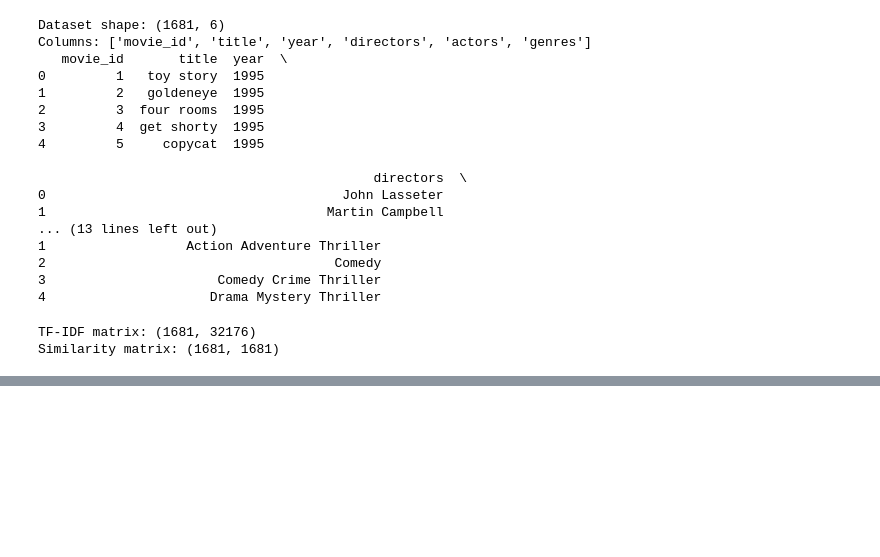
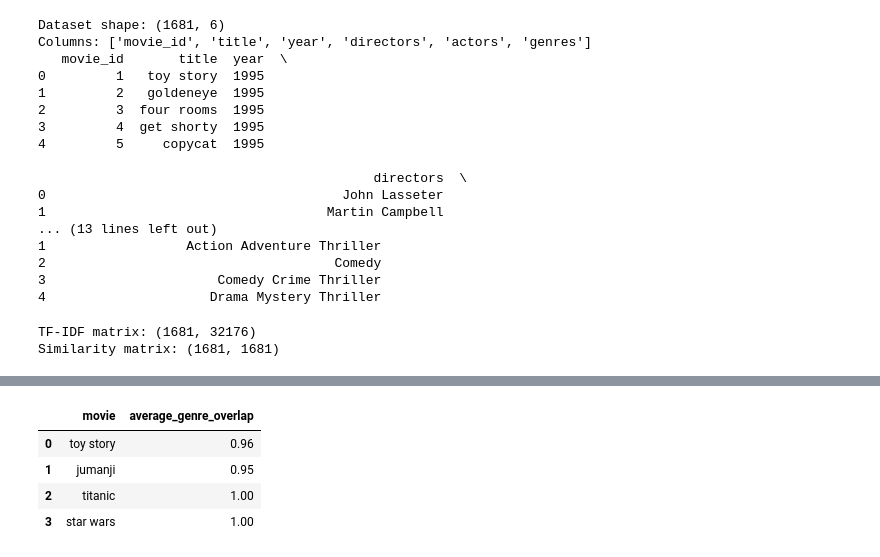
Before and after one commit to ImmyAfridi/movie-recommender-system, a Jupyter notebook: notebooks/movie_recommender.ipynb, the cells around one changed output, grey strips where cells are left out. Saved outputs shown, nothing was run; the diff lists cells and outputs as text; code cells hidden in the pictures; blank space fills up the shorter version.

```diff
--- a/notebooks/movie_recommender.ipynb
+++ b/notebooks/movie_recommender.ipynb
@@ -567,0 +1115,15 @@ Similarity matrix: (1681, 1681)
+# %%
+_, similarity = build_similarity_model(
+    movies,
+    genre_weight=2,
+    director_weight=1,
+    actor_weight=1,
+)
+
+for title in ["toy story", "jumanji", "titanic", "star wars"]:
+    print(f"\n--- {title.upper()} ---")
+    print(
+        recommend_movies(
+            title, movies, similarity, top_n=5
+        )[["title", "genres", "similarity"]].to_string(index=False)
+    )
@@ -567,0 +1148,36 @@ Similarity matrix: (1681, 1681)
+# %%
+evaluation_titles = ["toy story", "jumanji", "titanic", "star wars"]
+
+scores = []
+
+for title in evaluation_titles:
+    recommendations = recommend_movies(
+        title, movies, similarity, top_n=5
+    )
+
+    target = movies[
+        movies["title"].str.casefold() == title.casefold()
+    ].iloc[0]
+
+    target_genres = set(target["genres"].split())
+
+    overlaps = []
+    for _, movie in recommendations.iterrows():
+        recommended_genres = set(movie["genres"].split())
+        overlaps.append(
+            len(target_genres & recommended_genres)
+            / len(target_genres)
+        )
+
+    scores.append({
+        "movie": title,
+        "average_genre_overlap": round(sum(overlaps) / len(overlaps), 3)
+    })
+
+pd.DataFrame(scores)
+# %% [output]
+|  | movie | average_genre_overlap |
+| 0 | toy story | 0.96 |
+| 1 | jumanji | 0.95 |
+| 2 | titanic | 1.00 |
+| 3 | star wars | 1.00 |
```
Also changed, not shown: parts of 18 cells of this notebook, 1 other file.
